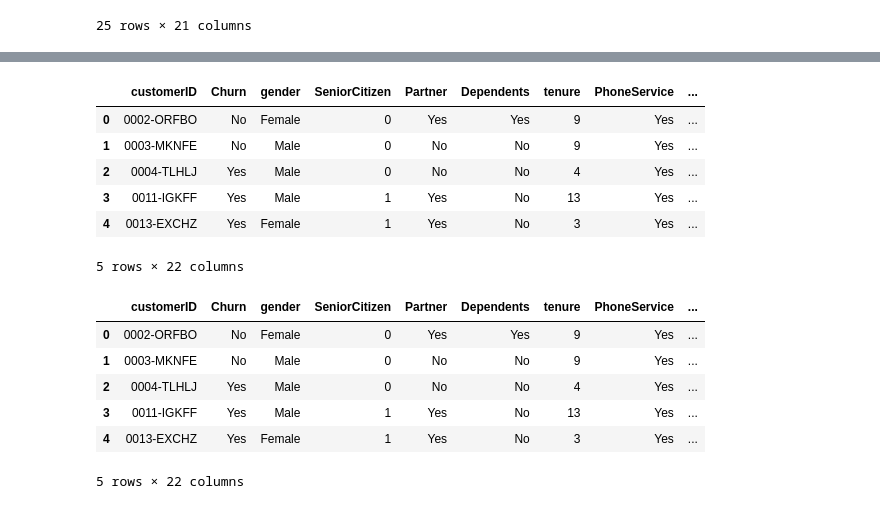
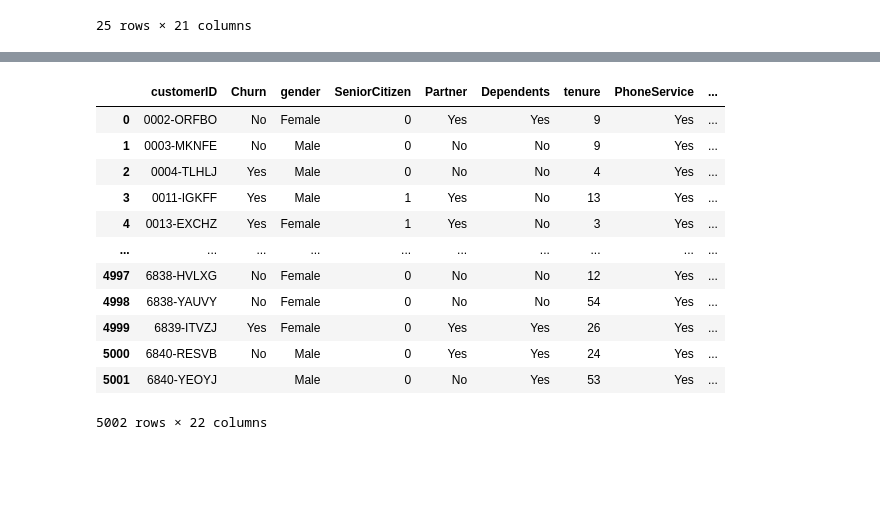
Before and after one commit to Usuarioah03/Trabajo-TelecomX, a Jupyter notebook: Untitled2.ipynb, the cells around one changed output, grey strips where cells are left out. Cells and saved outputs as stored; diff of their text form; code cells hidden in the pictures; blank space fills up the shorter version.

```diff
--- a/Untitled2.ipynb
+++ b/Untitled2.ipynb
@@ -83,27 +87,21 @@ Data columns (total 21 columns):
 dtypes: float64(2), int64(2), object(17)
 memory usage: 1.2+ MB
 # %%
+#Creando Selda "Cuenta diarias" para una mejor lectura de la tabla
 cuentas_diarias = datos_normalizados['Charges.Monthly'] / 30
 datos_normalizados['Charges.Daily'] = cuentas_diarias
-datos_normalizados.head()
+datos_normalizados.head(5002)
 # %% [output]
 |  | customerID | Churn | gender | SeniorCitizen | Partner | Dependents | tenure | PhoneService | ... |
 | 0 | 0002-ORFBO | No | Female | 0 | Yes | Yes | 9 | Yes | ... |
 | 1 | 0003-MKNFE | No | Male | 0 | No | No | 9 | Yes | ... |
 | 2 | 0004-TLHLJ | Yes | Male | 0 | No | No | 4 | Yes | ... |
 | 3 | 0011-IGKFF | Yes | Male | 1 | Yes | No | 13 | Yes | ... |
 | 4 | 0013-EXCHZ | Yes | Female | 1 | Yes | No | 3 | Yes | ... |
+| ... | ... | ... | ... | ... | ... | ... | ... | ... | ... |
+| 4997 | 6838-HVLXG | No | Female | 0 | No | No | 12 | Yes | ... |
+| 4998 | 6838-YAUVY | No | Female | 0 | No | No | 54 | Yes | ... |
+| 4999 | 6839-ITVZJ | Yes | Female | 0 | Yes | Yes | 26 | Yes | ... |
+| 5000 | 6840-RESVB | No | Male | 0 | Yes | Yes | 24 | Yes | ... |
+| 5001 | 6840-YEOYJ |  | Male | 0 | No | Yes | 53 | Yes | ... |
-5 rows × 22 columns
+5002 rows × 22 columns
-# %%
-columnas = ['Churn', 'Partner', 'Dependents','PhoneService','MultipleLines','DeviceProtection','TechSupport','StreamingTV','StreamingMovies','PaperlessBilling']
-
-datos_normalizados[columnas] = datos_normalizados[columnas].replace({'sí': True, 'no': False})
-datos_normalizados.head()
-# %% [output]
-|  | customerID | Churn | gender | SeniorCitizen | Partner | Dependents | tenure | PhoneService | ... |
-| 0 | 0002-ORFBO | No | Female | 0 | Yes | Yes | 9 | Yes | ... |
-| 1 | 0003-MKNFE | No | Male | 0 | No | No | 9 | Yes | ... |
-| 2 | 0004-TLHLJ | Yes | Male | 0 | No | No | 4 | Yes | ... |
-| 3 | 0011-IGKFF | Yes | Male | 1 | Yes | No | 13 | Yes | ... |
-| 4 | 0013-EXCHZ | Yes | Female | 1 | Yes | No | 3 | Yes | ... |
-5 rows × 22 columns
```
Also changed, not shown: parts of 23 cells of this notebook.
